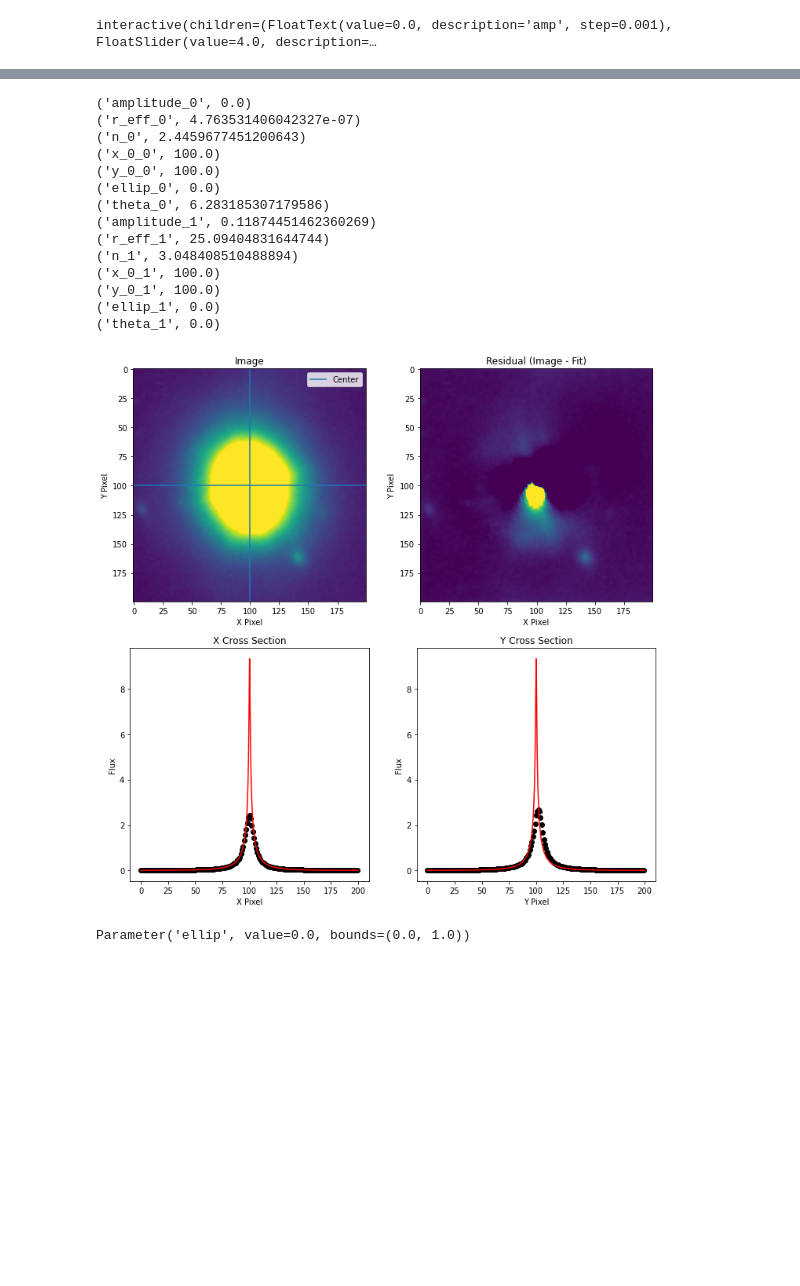
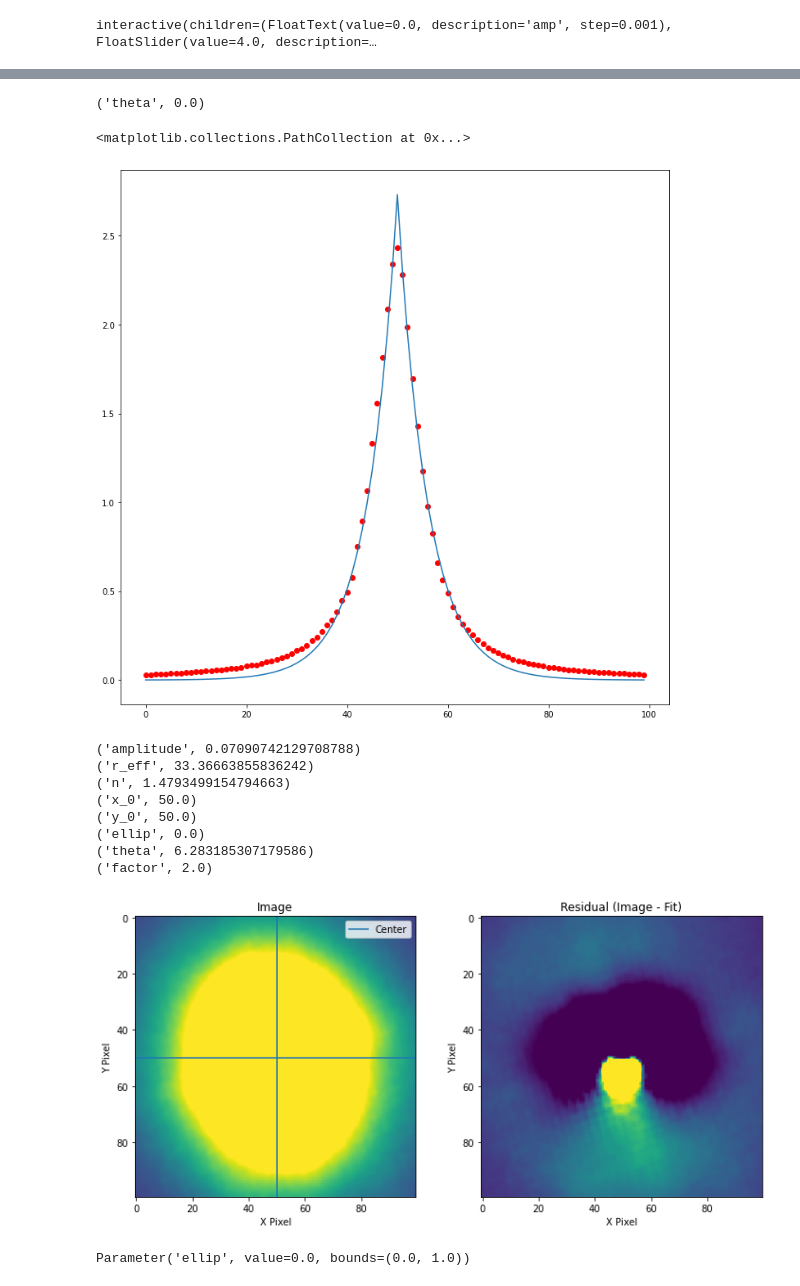
Before and after one commit to crawfordsm/lcbg, a Jupyter notebook: notebooks/dev/fitting.ipynb, the cells around one changed output, grey strips where cells are left out. Cells and saved outputs as stored; diff of their text form; code cells hidden in the pictures; blank space fills up the shorter version.

```diff
--- a/notebooks/dev/fitting.ipynb
+++ b/notebooks/dev/fitting.ipynb
@@ -243,27 +255,50 @@ def Nuker2D(x, y, amplitude=1, r_eff=1, x_0=0, y_0=0, a=1, b=2, g=0, ellip=0, th
 # %%
 @custom_model
-def SerConv(x, y, amplitude=1, r_eff=1, n=1, x_0=0, y_0=0, ellip=0, theta=0):
+def SerConv(x, y, amplitude=1, r_eff=1, n=1, x_0=0, y_0=0, ellip=0, theta=0, factor=4):
     """Two dimensional Moffat function."""
+    factor = int(factor)
     model = models.Sersic2D(
         amplitude=amplitude,
         n=n,
         r_eff=r_eff,
         ellip=ellip,
         theta=theta,
-        x_0 = x_0,
-        y_0 = y_0,
+        x_0 = x_0*factor,
+        y_0 = y_0*factor,
     )
     #kernel = AiryDisk2DKernel(8)
     #kernel = Gaussian2DKernel(x_stddev=19, x_size=11, y_size=11)
     #kernel.normalize()
-    kernel = PSF
-    image = model(x, y)
-    image = convolve(image, kernel)
-
+    #kernel = PSF
+    y_arange, x_arange = np.mgrid[y.min():y.max()*(factor)+factor, x.min():x.max()*(factor)+factor]
+    image = model(x_arange, y_arange)
+    #image = convolve(image, kernel)
+    #image = discretize_model(model, (x.min(), int(x.max())+1), (y.min(), int(y.max())+1), factor=int(2), mode='integrate')
+    image = rebin(image, factor)
     #image = model(x, y)
     #image[int(y_0), int(x_0)] = image[int(y_0)+1, int(x_0)+1]
 
     return image
+# %%
+('amplitude', 0.308172960857093)
+('r_eff', 15.922110968889056)
+('n', 1.4013187500490014)
+('x_0', 50.0)
+('y_0', 50.0)
+('ellip', 0.0)
+('theta', 0.0)
+# %% [output]
+('theta', 0.0)
+# %%
+size = target.shape[0]
+y_0 = x_0 = size // 2
+y_arange, x_arange = np.mgrid[:size, :size]
+model=  SerConv(amplitude=0.51, r_eff=10, x_0=x_0, y_0=y_0, n=1, factor=1)
+plt.plot(x_arange[1], model(x_arange, y_arange)[int(y_0)])
+plt.scatter(x_arange[1], target[size//2]-mean_noise, c='r')
+# %% [output]
+<matplotlib.collections.PathCollection at 0x...>
+[figure, added]
 # %%
 >>> @custom_model
 ... def Moffat2D(x, y, amplitude=1.0, x_0=0.0, y_0=0.0, gamma=1.0, alpha=1.0):
@@ -298,13 +333,14 @@ def estimate_params2d(image, amp=1, r_eff=30, n=2):
     xy_slack = 100
     model=  SerConv(
                 amplitude=image.max(), #
-                n=4,
+                n=0.5,
                 r_eff=r_eff,
                 ellip=0.0,
                 theta=0.0,
                 x_0 = x_0,
                 y_0 = y_0,
-                fixed={'x_0':True, 'y_0':True}, #'ellip':True, 'theta':True},
+        factor=2,
+                fixed={'x_0':True, 'y_0':True, 'factor':True}, #'ellip':True, 'theta':True},
                 bounds={
                     'amplitude':(0, None),
                     'r_eff':(0, None),
@@ -317,9 +353,9 @@ def estimate_params2d(image, amp=1, r_eff=30, n=2):
 
 
     fit = fitting.LevMarLSQFitter()
-    model = fit(model, x, y, image, maxiter=50000, epsilon=1e-1)
+    #model = fit(model, x, y, image, maxiter=50000, epsilon=1e-1)
 
-    model_1= SerConv(
+    model_1= models.Sersic2D(
                 amplitude=0.1, #
                 n=0.5,
                 r_eff=model.r_eff*4,
@@ -387,11 +423,11 @@ def estimate_params2d(image, amp=1, r_eff=30, n=2):
     )
 
 
-    model =   model + model_1
+    model =  model
 
     fit = fitting.LevMarLSQFitter()
     model = fit(model, x, y, image, maxiter=50000, acc=1e-10, epsilon=1e-20)
-    model = fit(model, x, y, image, maxiter=50000, acc=1e-50, epsilon=1e-50)
+    #model = fit(model, x, y, image, maxiter=50000, acc=1e-50, epsilon=1e-50)
     model.x_0 = x_0
     model.y_0 = y_0
 
@@ -402,24 +438,18 @@ def estimate_params2d(image, amp=1, r_eff=30, n=2):
 
     return model
 # %%
-target = cutout(image, image.shape[0]//2, image.shape[0]//2, 200)
+target = cutout(image, image.shape[0]//2, image.shape[0]//2, 100)
 model = estimate_params2d(target, amp=target.max(), r_eff=20, n=3)
 # %% [output]
-('amplitude_0', 0.0)
-('r_eff_0', 4.763531406042327e-07)
-('n_0', 2.4459677451200643)
-('x_0_0', 100.0)
-('y_0_0', 100.0)
-('ellip_0', 0.0)
-('theta_0', 6.283185307179586)
-('amplitude_1', 0.11874451462360269)
-('r_eff_1', 25.09404831644744)
-('n_1', 3.048408510488894)
-('x_0_1', 100.0)
-('y_0_1', 100.0)
-('ellip_1', 0.0)
-('theta_1', 0.0)
+('amplitude', 0.07090742129708788)
+('r_eff', 33.36663855836242)
+('n', 1.4793499154794663)
+('x_0', 50.0)
+('y_0', 50.0)
+('ellip', 0.0)
+('theta', 6.283185307179586)
+('factor', 2.0)
-[figure, old version]
+[figure, new version]
 # %%
 model.ellip
 # %% [output]
```
Also changed, not shown: parts of 7 cells of this notebook, 12 other files.
